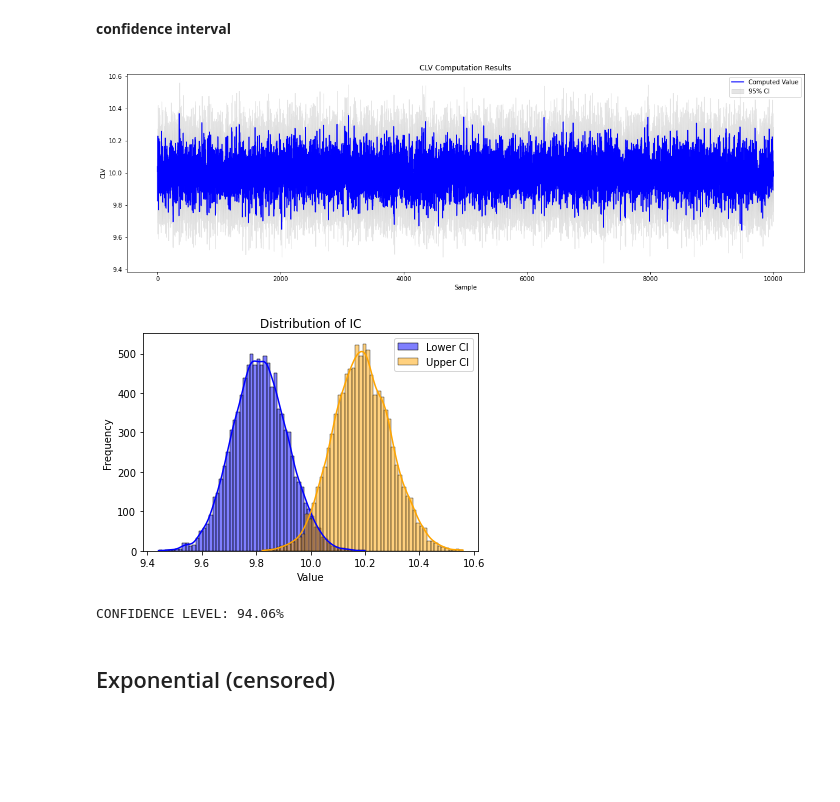
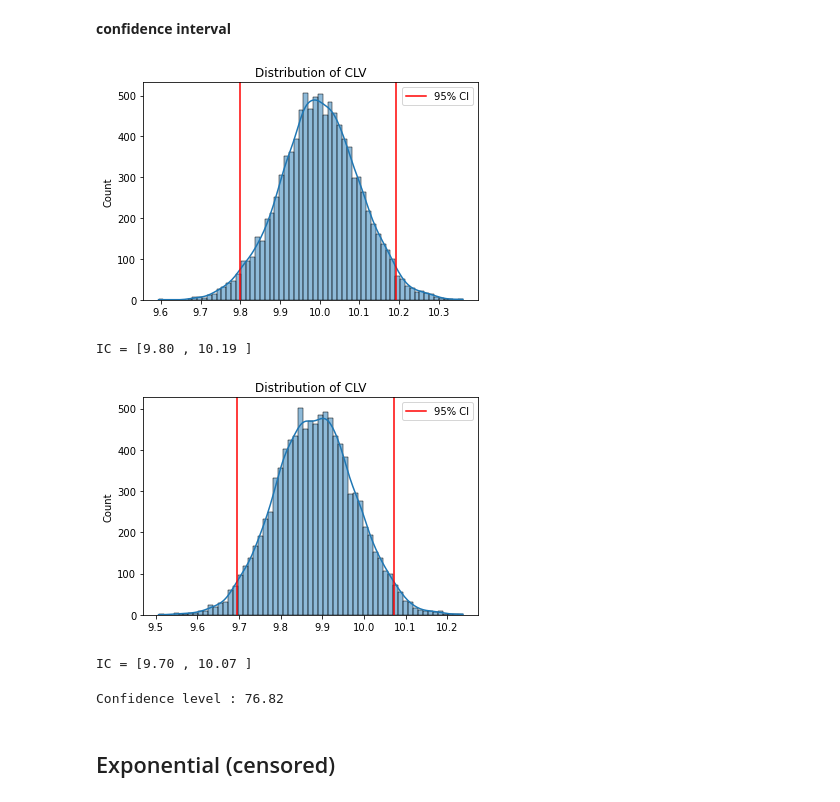
Before and after one commit to louizaaouaouche/Statistical-estimation-of-CLV, a Jupyter notebook: src/exponential.ipynb, the cells around one changed output. Drawn from its saved outputs; the diff is of its cells as text; code cells hidden in the pictures; blank space fills up the shorter version.

```diff
--- a/src/exponential.ipynb
+++ b/src/exponential.ipynb
@@ -41,7 +38,0 @@ lower_exp_nc, upper_exp_nc = f.bootstrap_intervals(Y_n,censored,np.mean)
-# %%
-# plot confidence interval
-f.CI_multiplot(clv_exp_nc, lower_exp_nc, upper_exp_nc)
-# %% [output]
-[figure, removed]
-[figure, removed]
-CONFIDENCE LEVEL: 94.06%
@@ -50,0 +39,5 @@ std_upper_exp_nc = np.std(upper_exp_nc)
+# %%
+lower_exp_nc, upper_exp_nc = f.CI_plot_95(clv_exp_nc, 0.05)
+# %% [output]
+[figure, added]
+IC = [9.80 , 10.19 ]
@@ -51,3 +47,13 @@ std_upper_exp_nc = np.std(upper_exp_nc)
+# %%
+_, clv_exp_ncb = f.bootstrap_samples(Y_n, censored, f.exp_nc_clv_estimator)
+lower_exp_ncb, upper_exp_ncb  = f.CI_plot_95(clv_exp_ncb, 0.05)
+# %% [output]
+[figure, added]
+IC = [9.70 , 10.07 ]
+# %%
+print("Confidence level : %.2f" % (f.confidence_lvl(lower_exp_ncb, upper_exp_ncb, clv_exp_nc)))
+# %% [output]
+Confidence level : 76.82
 # %% [markdown]
 ## Exponential (censored)
 # %% [markdown]
```
Also changed, not shown: parts of 21 cells of this notebook, 1 other file.
